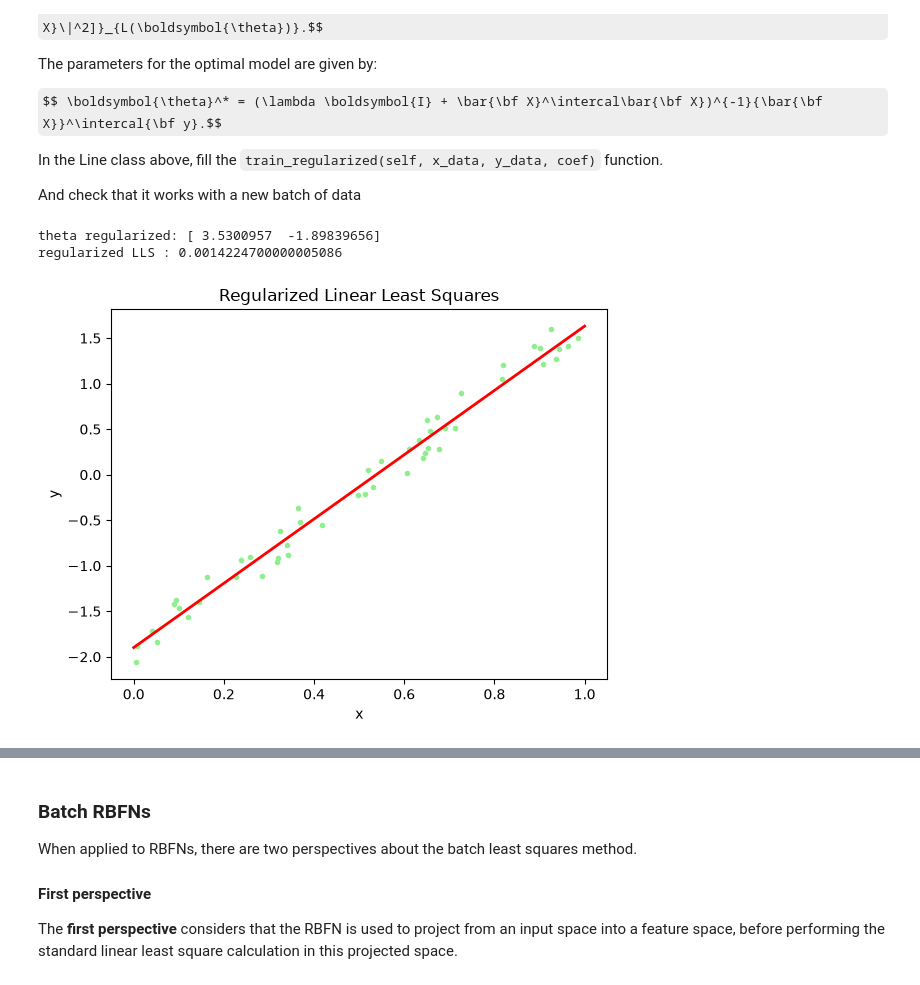
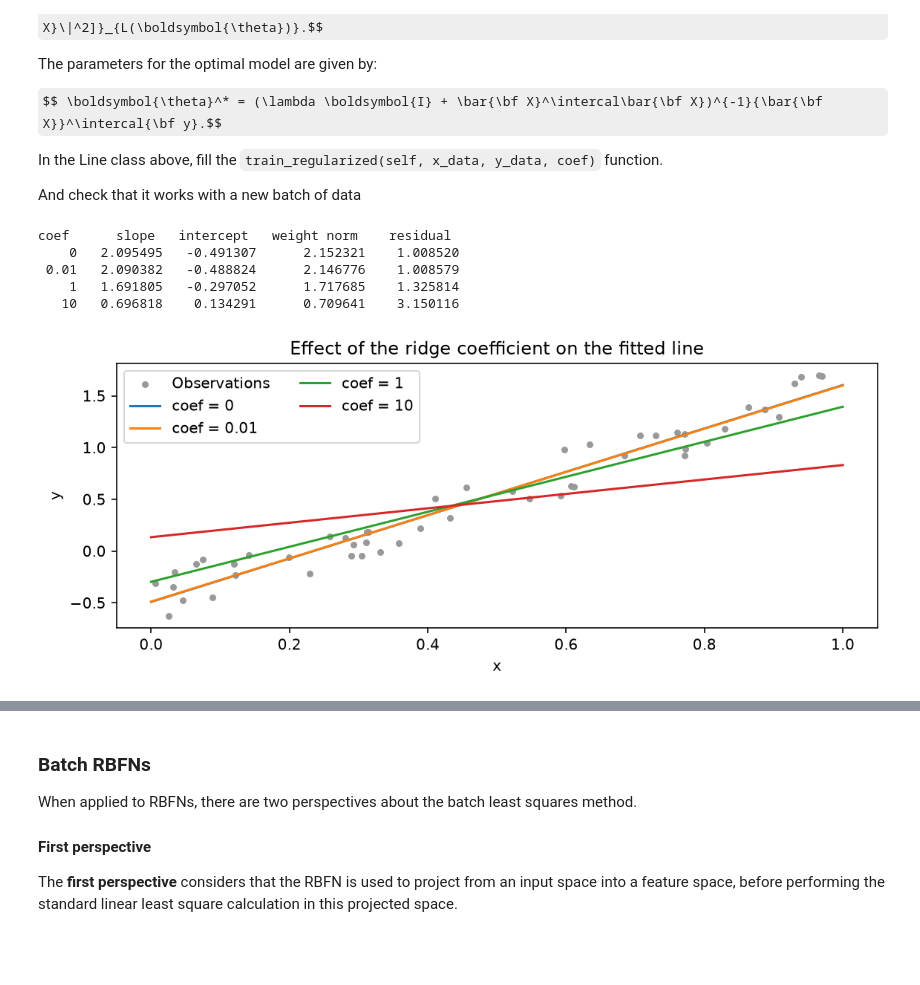
Before and after one commit to Rito-Uddin/APCO_TPs, a Jupyter notebook: 01-regression.Kardad_Uddin.ipynb, the cells around one changed output, grey strips where cells are left out. Cells and saved outputs as stored; diff of their text form; code cells hidden in the pictures; some formulas as TeX source; blank space fills up the shorter version.

Commit message:
Compare linear least squares and ridge penalties

```diff
--- a/01-regression.Kardad_Uddin.ipynb
+++ b/01-regression.Kardad_Uddin.ipynb
@@ -373,21 +384,32 @@ In the Line class above, fill the `train_regularized(self, x_data, y_data, coef)
 
 And check that it works with a new batch of data
 # %%
-# We use the same batch as before, uncomment if you want to use another batch
-# lf = LinearLatentFunction()
-# size = 50
-# batch = lf.get_batch(size)
-model = LinearModel(size)
-
-start = time.process_time()
-model.train_regularized(batch.x_data, batch.y_data, coef=0.01)
-print("theta regularized:", model.theta)
-print("regularized LLS :", time.process_time() - start)
-model.plot(batch.x_data, batch.y_data, "Regularized Linear Least Squares")
+# Use the same 50 observations for every penalty, including ordinary LLS.
+ridge_model = LinearModel(size)
+ridge_comparison = []
+grid_linear = np.linspace(0, 1, 500)[:, None]
+fig, ax = plt.subplots(figsize=(8, 3.4))
+ax.scatter(x.ravel(), y, s=12, color="0.6", label="Observations")
+print("coef      slope   intercept   weight norm    residual")
+for coef in (0, 0.01, 1, 10):
+    ridge_model.train_regularized(x, y, coef)
+    slope, intercept = ridge_model.theta
+    norm = np.linalg.norm(ridge_model.theta)
+    residual = ridge_model.compute_error(x, y)
+    ridge_comparison.append((coef, slope, intercept, norm, residual))
+    print(f"{coef:5g} {slope:10.6f} {intercept:11.6f} {norm:13.6f} {residual:11.6f}")
+    ax.plot(grid_linear.ravel(), ridge_model.f(grid_linear), label=f"coef = {coef:g}")
+ax.set(xlabel="x", ylabel="y", title="Effect of the ridge coefficient on the fitted line")
+ax.legend(ncol=2)
+fig.tight_layout()
+plt.show()
 # %% [output]
-theta regularized: [ 3.5300957  -1.89839656]
-regularized LLS : 0.0014224700000005086
+coef      slope   intercept   weight norm    residual
+    0   2.095495   -0.491307      2.152321    1.008520
+ 0.01   2.090382   -0.488824      2.146776    1.008579
+    1   1.691805   -0.297052      1.717685    1.325814
+   10   0.696818    0.134291      0.709641    3.150116
-[figure, old version]
+[figure, new version]
 # %% [markdown]
 ## Study part: linear least squares
 
```
Also changed, not shown: parts of 3 cells of this notebook.
